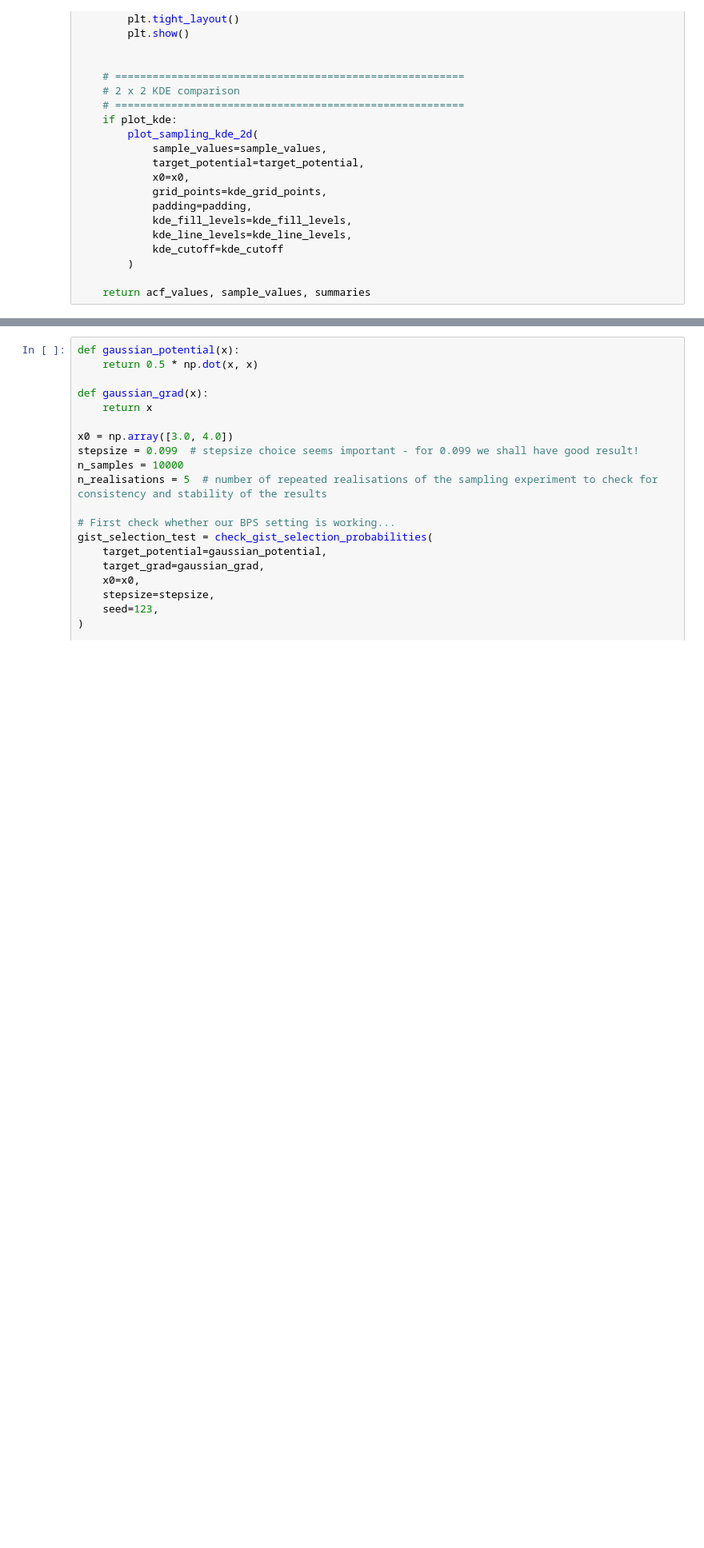
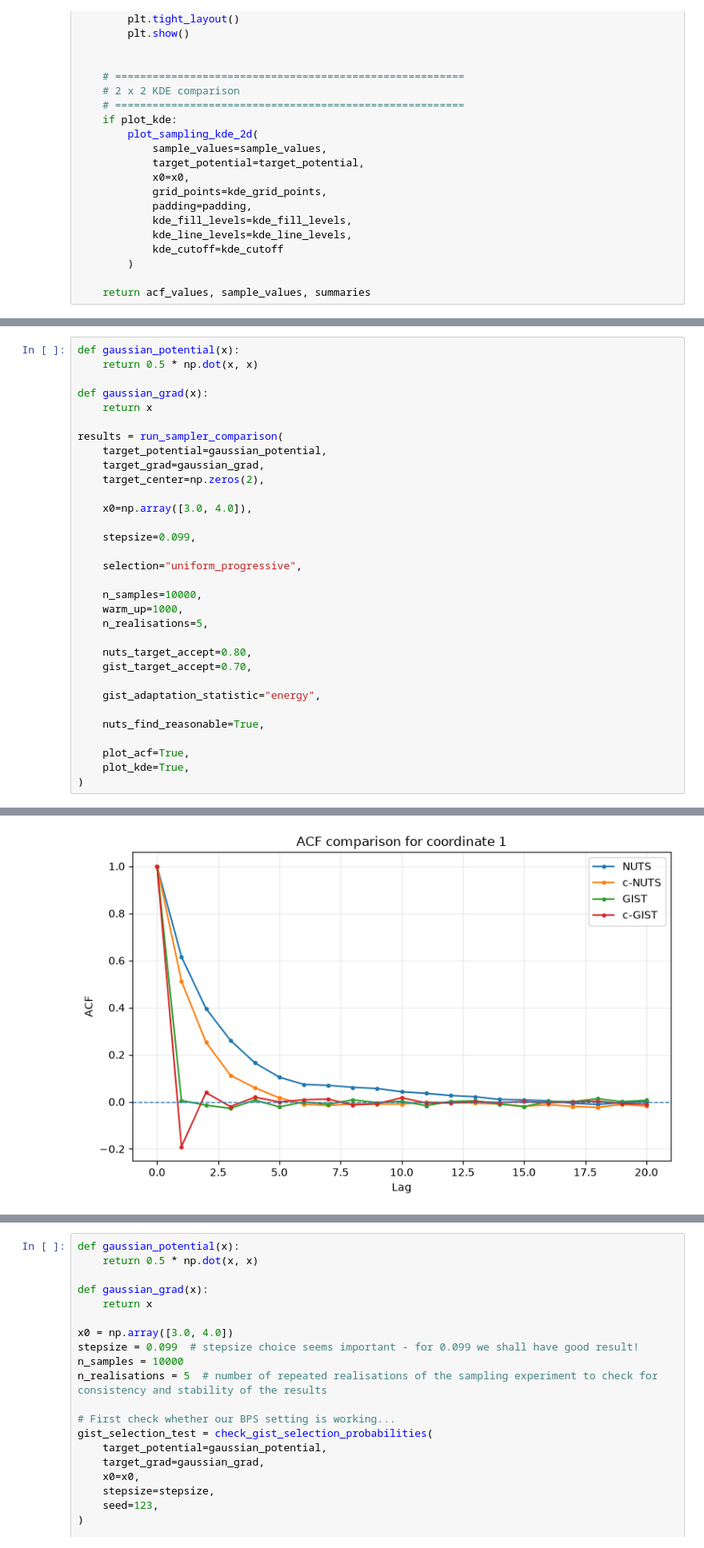
Before and after one commit to PZhou114/NUTS_simulation, a Jupyter notebook: Function-Package for implementing and comparing circularised samplers/(ACTIVE)_Generalised_nuts_gist_circularised_v0_4.ipynb, the cells around one changed output, grey strips where cells are left out. Shown at 80% size. Saved outputs shown, nothing was run; the diff lists cells and outputs as text; blank space fills up the shorter version.

```diff
--- a/Function-Package for implementing and comparing circularised samplers/(ACTIVE)_Generalised_nuts_gist_circularised_v0_4.ipynb
+++ b/Function-Package for implementing and comparing circularised samplers/(ACTIVE)_Generalised_nuts_gist_circularised_v0_4.ipynb
@@ -7677,0 +7869,33 @@ def run_sampler_comparison(
+# %%
+def gaussian_potential(x):
+    return 0.5 * np.dot(x, x)
+
+def gaussian_grad(x):
+    return x
+
+results = run_sampler_comparison(
+    target_potential=gaussian_potential,
+    target_grad=gaussian_grad,
+    target_center=np.zeros(2),
+
+    x0=np.array([3.0, 4.0]),
+
+    stepsize=0.099,
+
+    selection="uniform_progressive",
+
+    n_samples=10000,
+    warm_up=1000,
+    n_realisations=5,
+
+    nuts_target_accept=0.80,
+    gist_target_accept=0.70,
+
+    gist_adaptation_statistic="energy",
+
+    nuts_find_reasonable=True,
+
+    plot_acf=True,
+    plot_kde=True,
+)
+# %% [output]
@@ -7677,0 +7919 @@ def run_sampler_comparison(
+[figure, added]
```
Also changed, not shown: parts of 11 cells of this notebook.
